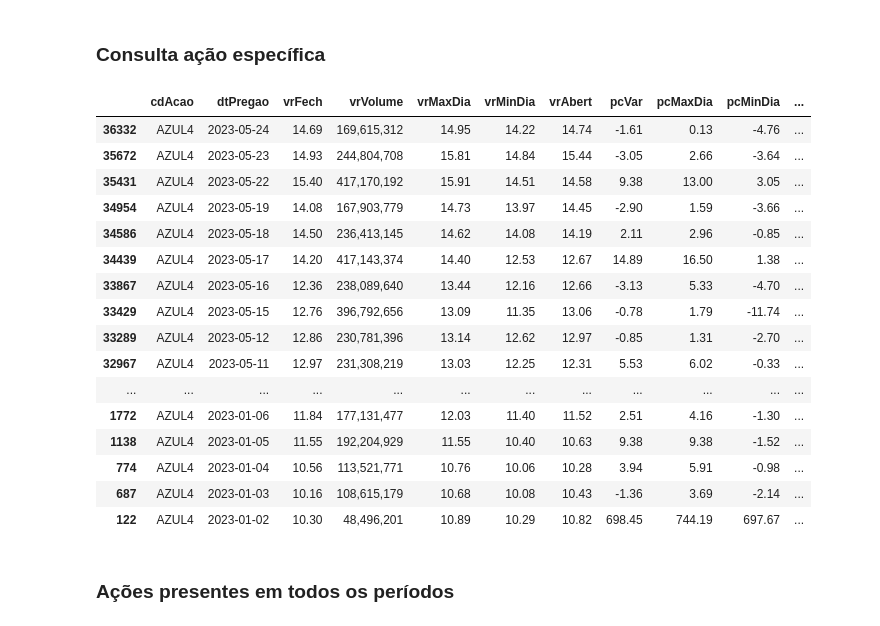
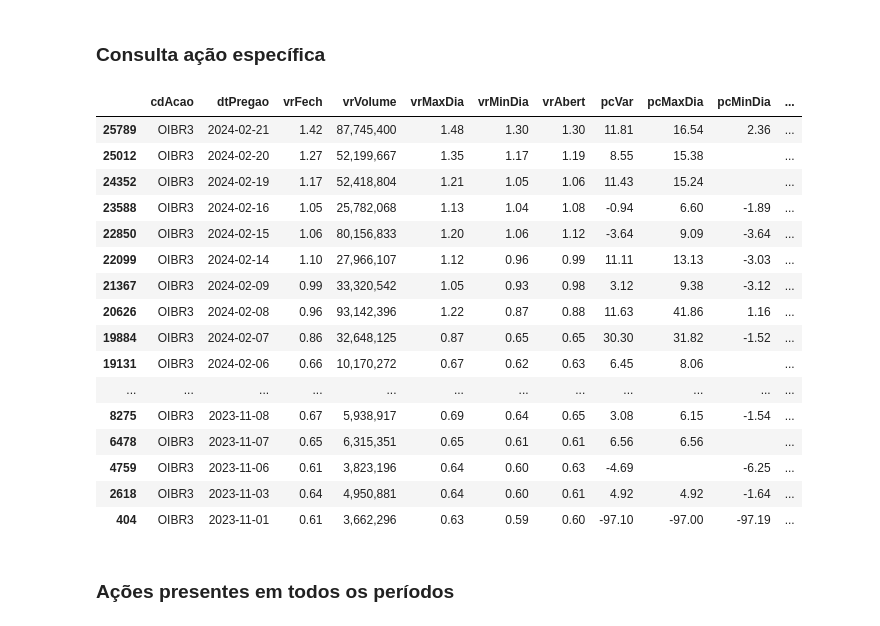
Before and after one commit to alexandre-esmeraldo/StockManager, a Jupyter notebook: StockManager_Processamento.ipynb, the cells around one changed output. Cells and saved outputs as stored; diff of their text form; code cells hidden in the pictures.

```diff
--- a/StockManager_Processamento.ipynb
+++ b/StockManager_Processamento.ipynb
@@ -23,9 +23,13 @@ pd.set_option('display.max_columns', None)
 pd.options.display.float_format = '{:,.2f}'.format
 # %%
 from pacote.functions import *
-# %%
-# LISTA_ARQUIVOS = ['A2023', 'M112022', 'M122022']
-LISTA_ARQUIVOS = ['A2023']
+# %%
+ano = time.localtime().tm_year
+if time.localtime().tm_mon < 3:
+    str_ano, str_nov_ant, str_dez_ant = f'A{ano}', f'M11{ano-1}', f'M12{ano-1}'
+    LISTA_ARQUIVOS = [str_ano, str_nov_ant, str_dez_ant]
+else:
+    LISTA_ARQUIVOS = [str_ano]
 # %%
 df = carrega_dados(LISTA_ARQUIVOS)
 # %%
@@ -148,25 +172,25 @@ printmd(f'**<div class={font_color}>Status {a}</div>**')
 # %% [markdown]
 ### Consulta ação específica
 # %%
-consulta_acao(df, "AZUL4")
+consulta_acao(df, "oibr3")
 # %% [output]
 |  | cdAcao | dtPregao | vrFech | vrVolume | vrMaxDia | vrMinDia | vrAbert | pcVar | pcMaxDia | pcMinDia | ... |
-| 36332 | AZUL4 | 2023-05-24 | 14.69 | 169,615,312 | 14.95 | 14.22 | 14.74 | -1.61 | 0.13 | -4.76 | ... |
-| 35672 | AZUL4 | 2023-05-23 | 14.93 | 244,804,708 | 15.81 | 14.84 | 15.44 | -3.05 | 2.66 | -3.64 | ... |
-| 35431 | AZUL4 | 2023-05-22 | 15.40 | 417,170,192 | 15.91 | 14.51 | 14.58 | 9.38 | 13.00 | 3.05 | ... |
-| 34954 | AZUL4 | 2023-05-19 | 14.08 | 167,903,779 | 14.73 | 13.97 | 14.45 | -2.90 | 1.59 | -3.66 | ... |
-| 34586 | AZUL4 | 2023-05-18 | 14.50 | 236,413,145 | 14.62 | 14.08 | 14.19 | 2.11 | 2.96 | -0.85 | ... |
-| 34439 | AZUL4 | 2023-05-17 | 14.20 | 417,143,374 | 14.40 | 12.53 | 12.67 | 14.89 | 16.50 | 1.38 | ... |
-| 33867 | AZUL4 | 2023-05-16 | 12.36 | 238,089,640 | 13.44 | 12.16 | 12.66 | -3.13 | 5.33 | -4.70 | ... |
-| 33429 | AZUL4 | 2023-05-15 | 12.76 | 396,792,656 | 13.09 | 11.35 | 13.06 | -0.78 | 1.79 | -11.74 | ... |
-| 33289 | AZUL4 | 2023-05-12 | 12.86 | 230,781,396 | 13.14 | 12.62 | 12.97 | -0.85 | 1.31 | -2.70 | ... |
-| 32967 | AZUL4 | 2023-05-11 | 12.97 | 231,308,219 | 13.03 | 12.25 | 12.31 | 5.53 | 6.02 | -0.33 | ... |
+| 25789 | OIBR3 | 2024-02-21 | 1.42 | 87,745,400 | 1.48 | 1.30 | 1.30 | 11.81 | 16.54 | 2.36 | ... |
+| 25012 | OIBR3 | 2024-02-20 | 1.27 | 52,199,667 | 1.35 | 1.17 | 1.19 | 8.55 | 15.38 |  | ... |
+| 24352 | OIBR3 | 2024-02-19 | 1.17 | 52,418,804 | 1.21 | 1.05 | 1.06 | 11.43 | 15.24 |  | ... |
+| 23588 | OIBR3 | 2024-02-16 | 1.05 | 25,782,068 | 1.13 | 1.04 | 1.08 | -0.94 | 6.60 | -1.89 | ... |
+| 22850 | OIBR3 | 2024-02-15 | 1.06 | 80,156,833 | 1.20 | 1.06 | 1.12 | -3.64 | 9.09 | -3.64 | ... |
+| 22099 | OIBR3 | 2024-02-14 | 1.10 | 27,966,107 | 1.12 | 0.96 | 0.99 | 11.11 | 13.13 | -3.03 | ... |
+| 21367 | OIBR3 | 2024-02-09 | 0.99 | 33,320,542 | 1.05 | 0.93 | 0.98 | 3.12 | 9.38 | -3.12 | ... |
+| 20626 | OIBR3 | 2024-02-08 | 0.96 | 93,142,396 | 1.22 | 0.87 | 0.88 | 11.63 | 41.86 | 1.16 | ... |
+| 19884 | OIBR3 | 2024-02-07 | 0.86 | 32,648,125 | 0.87 | 0.65 | 0.65 | 30.30 | 31.82 | -1.52 | ... |
+| 19131 | OIBR3 | 2024-02-06 | 0.66 | 10,170,272 | 0.67 | 0.62 | 0.63 | 6.45 | 8.06 |  | ... |
 | ... | ... | ... | ... | ... | ... | ... | ... | ... | ... | ... | ... |
-| 1772 | AZUL4 | 2023-01-06 | 11.84 | 177,131,477 | 12.03 | 11.40 | 11.52 | 2.51 | 4.16 | -1.30 | ... |
-| 1138 | AZUL4 | 2023-01-05 | 11.55 | 192,204,929 | 11.55 | 10.40 | 10.63 | 9.38 | 9.38 | -1.52 | ... |
-| 774 | AZUL4 | 2023-01-04 | 10.56 | 113,521,771 | 10.76 | 10.06 | 10.28 | 3.94 | 5.91 | -0.98 | ... |
-| 687 | AZUL4 | 2023-01-03 | 10.16 | 108,615,179 | 10.68 | 10.08 | 10.43 | -1.36 | 3.69 | -2.14 | ... |
-| 122 | AZUL4 | 2023-01-02 | 10.30 | 48,496,201 | 10.89 | 10.29 | 10.82 | 698.45 | 744.19 | 697.67 | ... |
+| 8275 | OIBR3 | 2023-11-08 | 0.67 | 5,938,917 | 0.69 | 0.64 | 0.65 | 3.08 | 6.15 | -1.54 | ... |
+| 6478 | OIBR3 | 2023-11-07 | 0.65 | 6,315,351 | 0.65 | 0.61 | 0.61 | 6.56 | 6.56 |  | ... |
+| 4759 | OIBR3 | 2023-11-06 | 0.61 | 3,823,196 | 0.64 | 0.60 | 0.63 | -4.69 |  | -6.25 | ... |
+| 2618 | OIBR3 | 2023-11-03 | 0.64 | 4,950,881 | 0.64 | 0.60 | 0.61 | 4.92 | 4.92 | -1.64 | ... |
+| 404 | OIBR3 | 2023-11-01 | 0.61 | 3,662,296 | 0.63 | 0.59 | 0.60 | -97.10 | -97.00 | -97.19 | ... |
 # %% [markdown]
 ### Ações presentes em todos os períodos
 # %%
```
Also changed, not shown: parts of 35 cells of this notebook, 1 other file.
